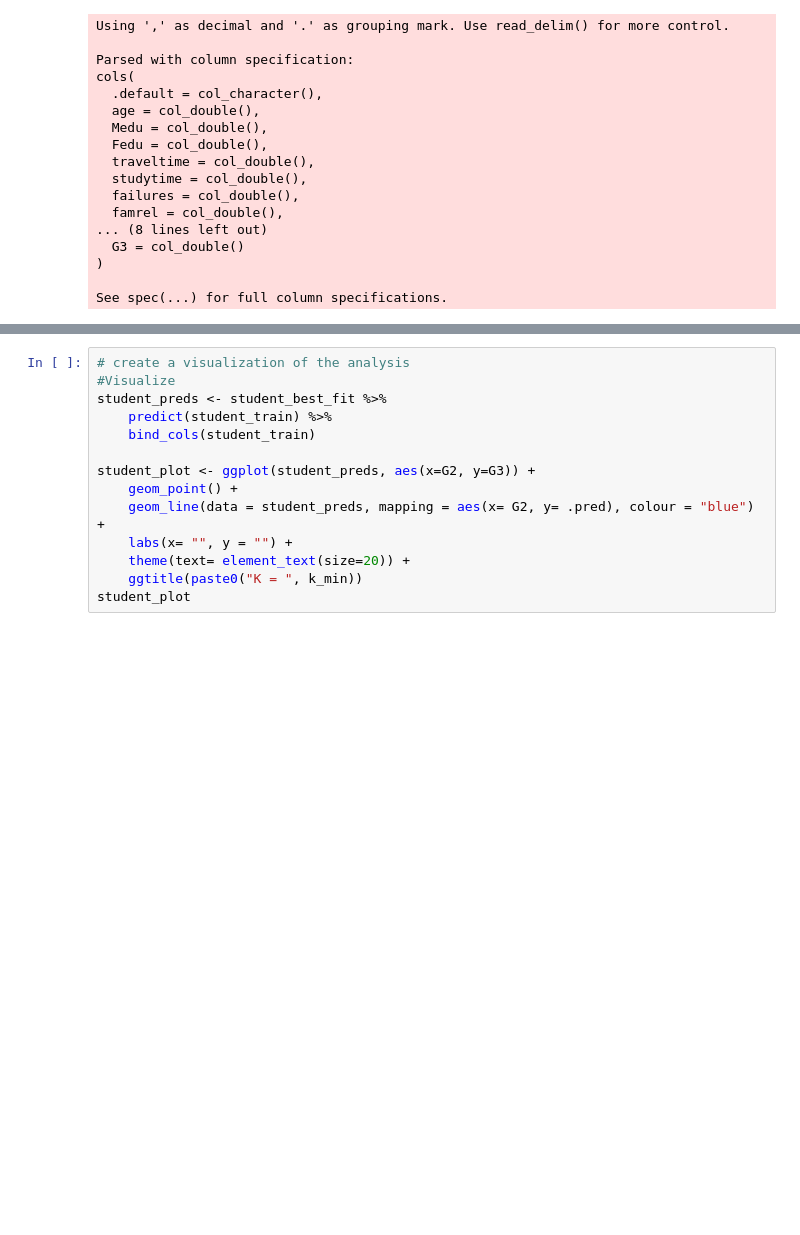
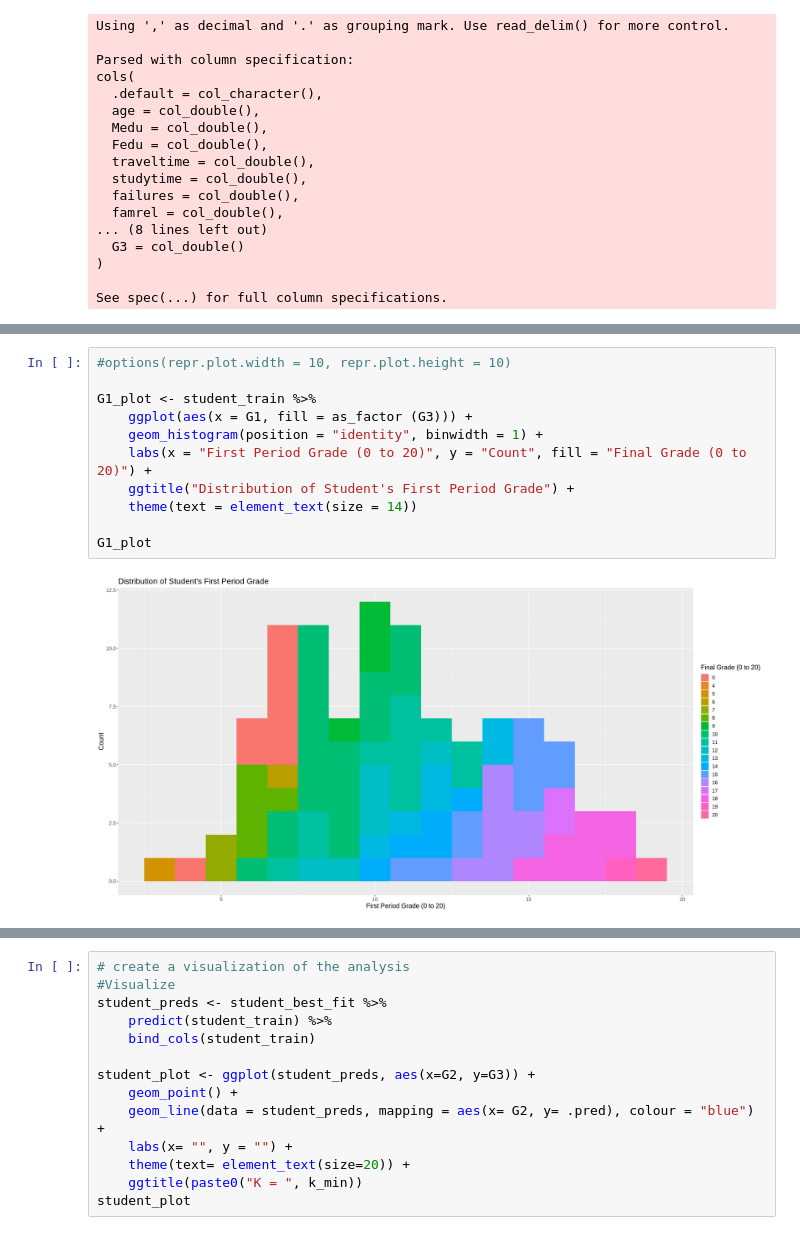
Before and after one commit to caileym3/ds-group-19-project-proposal, a Jupyter notebook: group_project_report.ipynb, the cells around one changed output, grey strips where cells are left out. Saved outputs shown, nothing was run; the diff lists cells and outputs as text; blank space fills up the shorter version.

```diff
--- a/group_project_report.ipynb
+++ b/group_project_report.ipynb
@@ -145,0 +152,13 @@ G2_plot
+# %%
+#options(repr.plot.width = 10, repr.plot.height = 10)
+
+G1_plot <- student_train %>%
+    ggplot(aes(x = G1, fill = as_factor (G3))) +
+    geom_histogram(position = "identity", binwidth = 1) +
+    labs(x = "First Period Grade (0 to 20)", y = "Count", fill = "Final Grade (0 to 20)") +
+    ggtitle("Distribution of Student's First Period Grade") +
+    theme(text = element_text(size = 14))
+
+G1_plot
+# %% [output]
+[figure, added]
```
Also changed, not shown: parts of 7 cells of this notebook.
